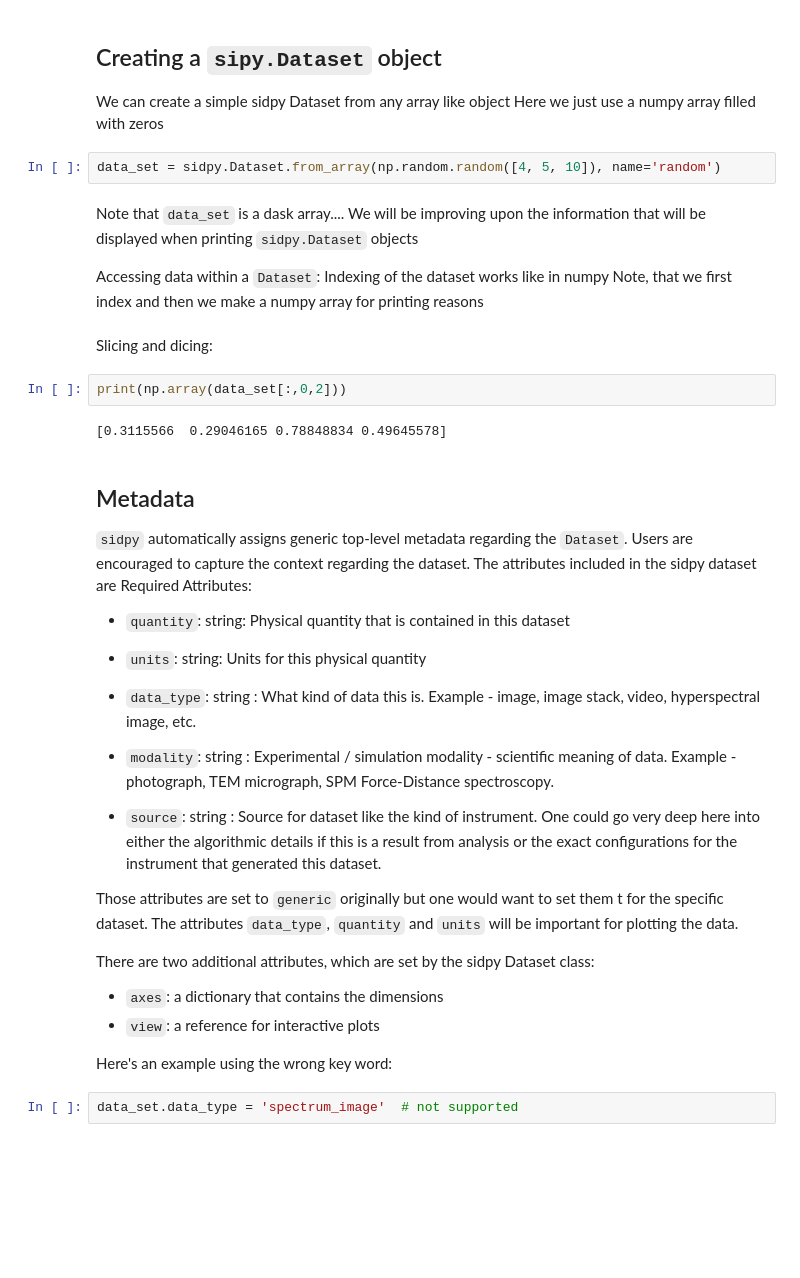
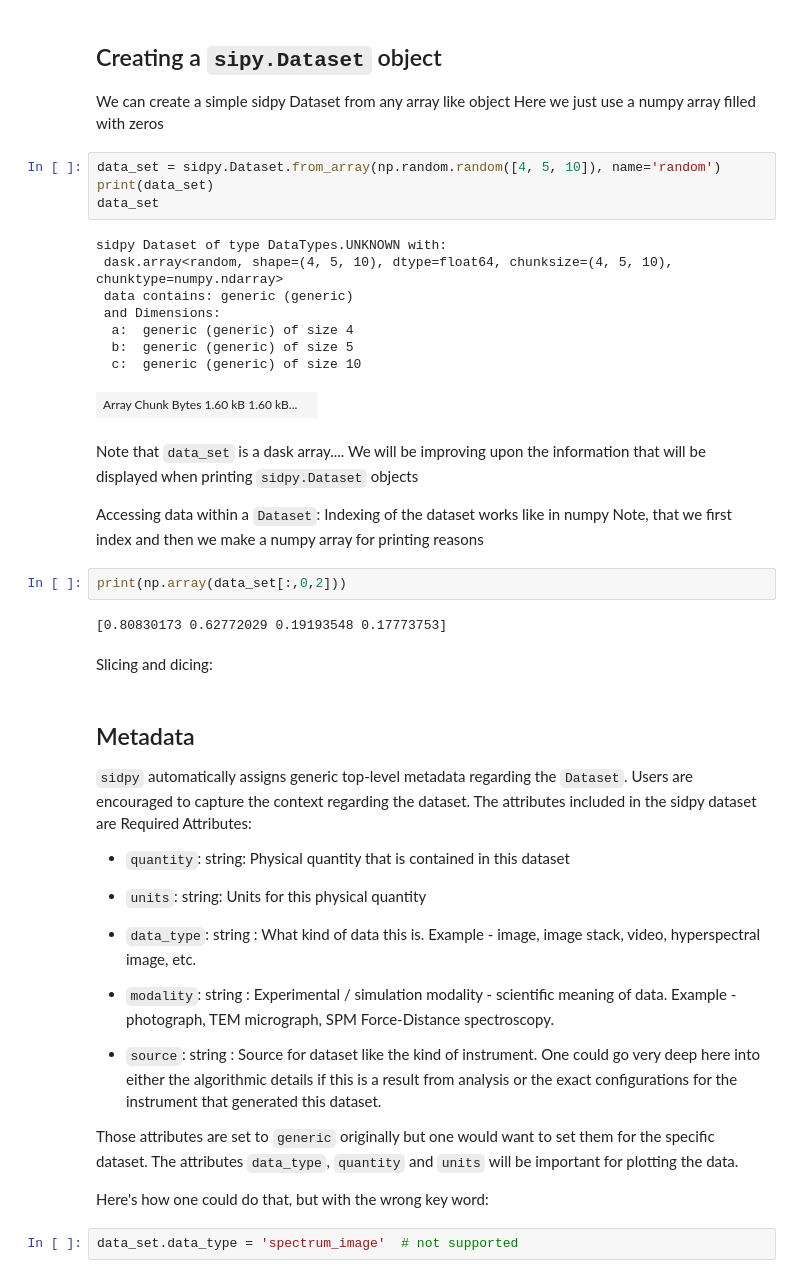
Before and after one commit to pycroscopy/sidpy, a Jupyter notebook: notebooks/00_basic_usage/create_dataset.ipynb, the cells around one changed output. Saved outputs shown, nothing was run; the diff lists cells and outputs as text; blank space fills up the shorter version.

```diff
--- a/notebooks/00_basic_usage/create_dataset.ipynb
+++ b/notebooks/00_basic_usage/create_dataset.ipynb
@@ -30,6 +29,17 @@ We can create a simple sidpy Dataset from any array like object
 Here we just use a numpy array filled with zeros
 # %%
 data_set = sidpy.Dataset.from_array(np.random.random([4, 5, 10]), name='random')
+print(data_set)
+data_set
+# %% [output]
+sidpy Dataset of type DataTypes.UNKNOWN with:
+ dask.array<random, shape=(4, 5, 10), dtype=float64, chunksize=(4, 5, 10), chunktype=numpy.ndarray>
+ data contains: generic (generic)
+ and Dimensions:
+  a:  generic (generic) of size 4
+  b:  generic (generic) of size 5
+  c:  generic (generic) of size 10
+| Array Chunk Bytes 1.60 kB 1.60 kB... |  |
 # %% [markdown]
 Note that ``data_set`` is a dask array....
 We will be improving upon the information that will be displayed when printing ``sidpy.Dataset`` objects
@@ -37,12 +47,12 @@ We will be improving upon the information that will be displayed when printing `
 Accessing data within a ``Dataset``:
 Indexing of the dataset works like in numpy
 Note, that we first index and then we make a numpy array for printing reasons
+# %%
+print(np.array(data_set[:,0,2]))
+# %% [output]
+[0.80830173 0.62772029 0.19193548 0.17773753]
 # %% [markdown]
 Slicing and dicing:
-# %%
-print(np.array(data_set[:,0,2]))
-# %% [output]
-[0.3115566  0.29046165 0.78848834 0.49645578]
 # %% [markdown]
 ## Metadata
 ``sidpy`` automatically assigns generic top-level metadata regarding the
@@ -60,14 +70,10 @@ Required Attributes:
 
 - ``source``: string : Source for dataset like the kind of instrument. One could go very deep here into either the algorithmic details if this is a result from analysis or the exact configurations for the instrument that generated this dataset.
 
-Those attributes are set to ``generic`` originally but one would want to set them t
+Those attributes are set to ``generic`` originally but one would want to set them
 for the specific dataset. The attributes ``data_type``, ``quantity`` and ``units``  will be important for plotting the data.
 
-There are two additional attributes, which are set by the sidpy Dataset class:
-- ``axes``: a dictionary that contains the dimensions
-- ``view``: a reference for interactive plots
-
-Here's an example using the  wrong key word:
+Here's how one could do that, but with the wrong key word:
 # %%
 data_set.data_type = 'spectrum_image'  # not supported
 # %% [output]
```
Also changed, not shown: parts of 11 cells of this notebook, 2 other files.
